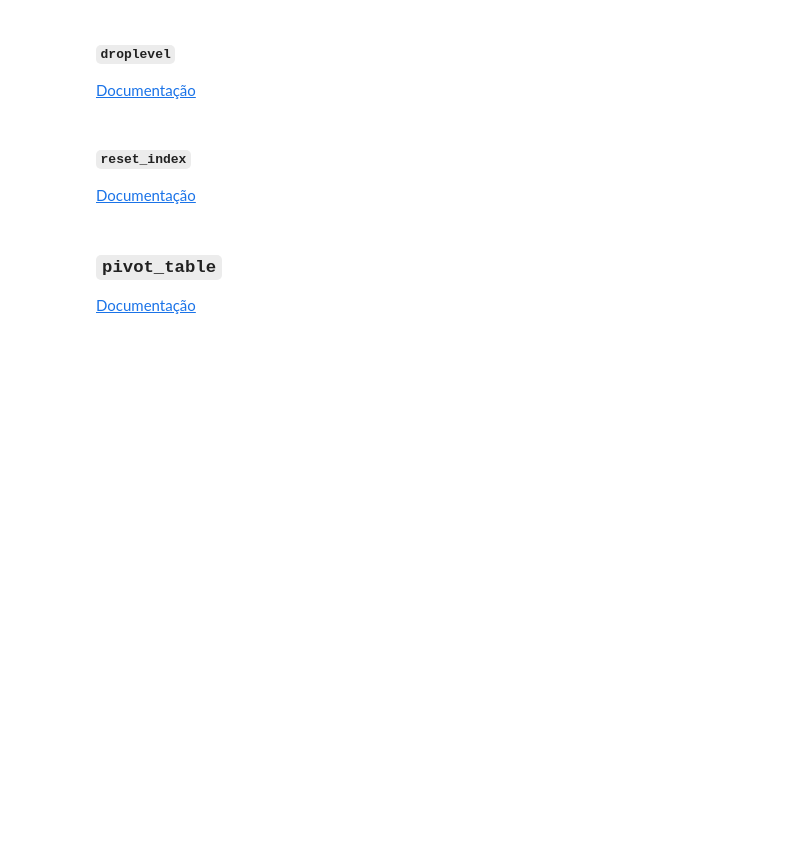
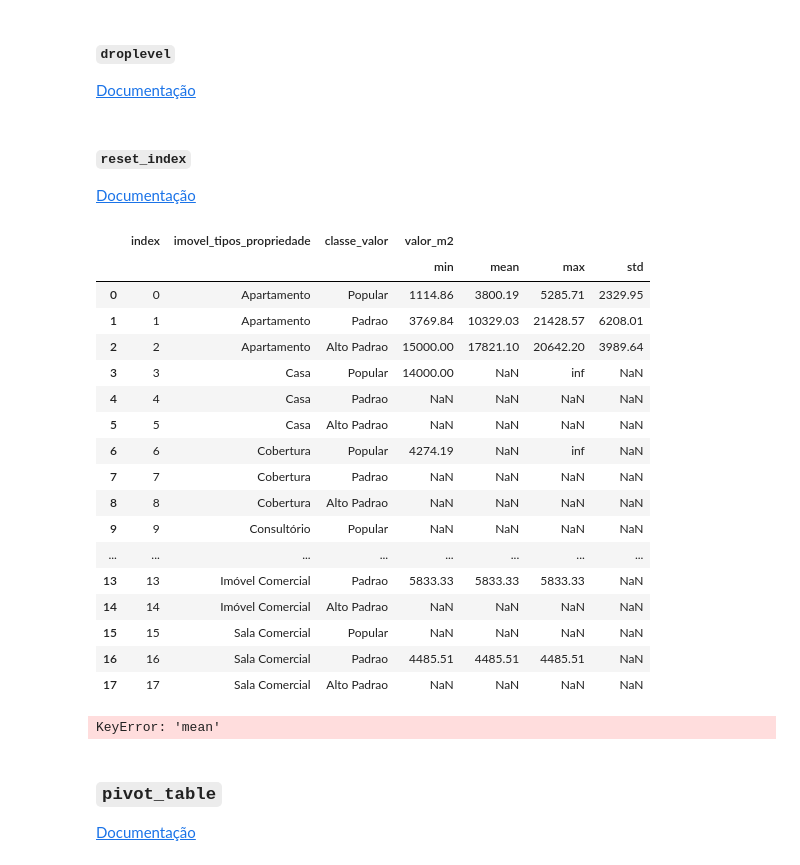
Before and after one commit to Ericles-Miller/handling-data, a Jupyter notebook: Projeto.ipynb, the cells around one changed output. Saved outputs shown, nothing was run; the diff lists cells and outputs as text; code cells hidden in the pictures; blank space fills up the shorter version.

```diff
--- a/Projeto.ipynb
+++ b/Projeto.ipynb
@@ -852,3 +1101,5 @@ tipo_uso = {
 #### `apply`
 
 [Documentação](https://pandas.pydata.org/pandas-docs/stable/reference/api/pandas.DataFrame.apply.html)
+# %%
+valor_m2 = lambda x: x['anuncio_valores_venda'] / x['imovel_area'] if x['imovel_area'] !=0 else 0
@@ -854,0 +1108,2 @@ tipo_uso = {
+# %%
+data_new['valor_m2'] = data_new.apply(valor_m2,axis=1)
@@ -855,2 +1130,5 @@ tipo_uso = {
 # %% [markdown]
 ### Piscina?
+# %%
+data_new['Piscina'] = data_new['imovel_caracteristicas_condominio'].apply(lambda x: 'Piscina' in x)
+data_new['Piscina']
@@ -895,3 +1376,8 @@ Faz a rotação ou o pivoteamento das colunas de um *DataFrame* para as linhas.
 ### `pivot`
 
 [Documentação](https://pandas.pydata.org/pandas-docs/stable/reference/api/pandas.DataFrame.pivot.html)
+# %%
+agrupamento = data_new[['imovel_tipos_propriedade','classe_valor','valor_m2']].groupby(by=['imovel_tipos_propriedade','classe_valor'])
+
+table_static = agrupamento.agg(func=['min','mean','max','std']).round(2)
+table_static
@@ -903,6 +1409,34 @@ Faz a rotação ou o pivoteamento das colunas de um *DataFrame* para as linhas.
 #### `reset_index`
 
 [Documentação](https://pandas.pydata.org/pandas-docs/stable/reference/api/pandas.DataFrame.reset_index.html)
+# %%
+table_static.reset_index(inplace=True)
+table_static
+# %% [output]
+|  | index | imovel_tipos_propriedade | classe_valor | valor_m2 |  |  |  |
+|  |  |  |  | min | mean | max | std |
+| 0 | 0 | Apartamento | Popular | 1114.86 | 3800.19 | 5285.71 | 2329.95 |
+| 1 | 1 | Apartamento | Padrao | 3769.84 | 10329.03 | 21428.57 | 6208.01 |
+| 2 | 2 | Apartamento | Alto Padrao | 15000.00 | 17821.10 | 20642.20 | 3989.64 |
+| 3 | 3 | Casa | Popular | 14000.00 | NaN | inf | NaN |
+| 4 | 4 | Casa | Padrao | NaN | NaN | NaN | NaN |
+| 5 | 5 | Casa | Alto Padrao | NaN | NaN | NaN | NaN |
+| 6 | 6 | Cobertura | Popular | 4274.19 | NaN | inf | NaN |
+| 7 | 7 | Cobertura | Padrao | NaN | NaN | NaN | NaN |
+| 8 | 8 | Cobertura | Alto Padrao | NaN | NaN | NaN | NaN |
+| 9 | 9 | Consultório | Popular | NaN | NaN | NaN | NaN |
+| ... | ... | ... | ... | ... | ... | ... | ... |
+| 13 | 13 | Imóvel Comercial | Padrao | 5833.33 | 5833.33 | 5833.33 | NaN |
+| 14 | 14 | Imóvel Comercial | Alto Padrao | NaN | NaN | NaN | NaN |
+| 15 | 15 | Sala Comercial | Popular | NaN | NaN | NaN | NaN |
+| 16 | 16 | Sala Comercial | Padrao | 4485.51 | 4485.51 | 4485.51 | NaN |
+| 17 | 17 | Sala Comercial | Alto Padrao | NaN | NaN | NaN | NaN |
+# %%
+#table_static.pivot(index='imovel_tipos_propriedade',
+                   columns='classe_valor',
+                   values='mean')
+# %% [output]
+KeyError: 'mean'
 # %% [markdown]
 ### `pivot_table`
 
```
Also changed, not shown: parts of 65 cells of this notebook, 1 other file.
